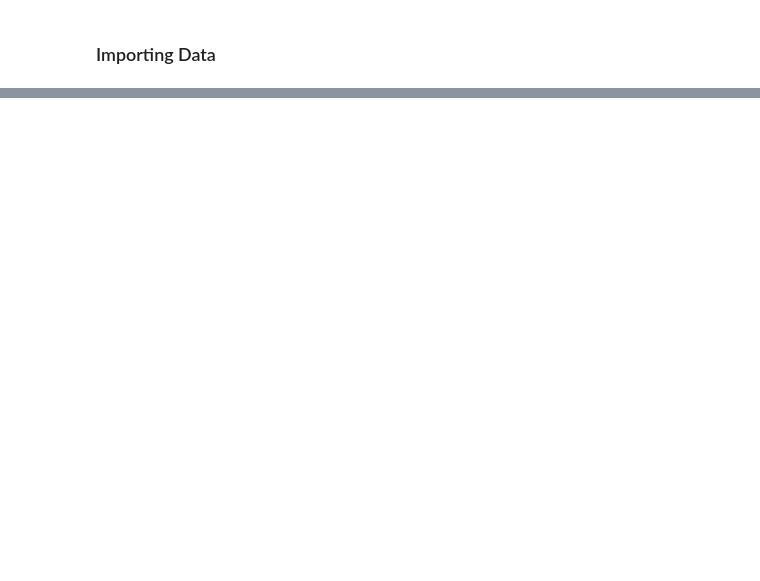
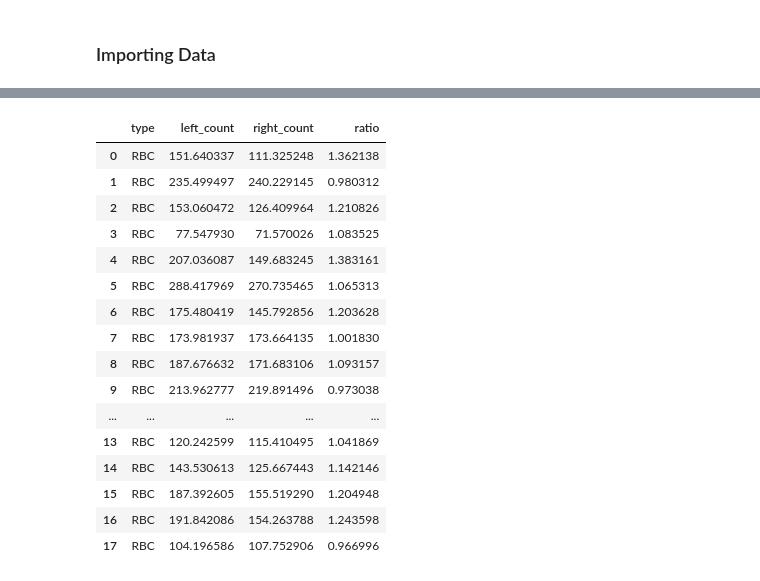
Before and after one commit to ffvoigt/accordion, a Jupyter notebook: playground/20231010_rbc_uv_test_analysis.ipynb, the cells around one changed output, grey strips where cells are left out. Drawn from its saved outputs; the diff is of its cells as text; code cells hidden in the pictures; blank space fills up the shorter version.

```diff
--- a/playground/20231010_rbc_uv_test_analysis.ipynb
+++ b/playground/20231010_rbc_uv_test_analysis.ipynb
@@ -227,0 +36,2 @@ ValueError: failed to validate figure(id='p1271', ...).toolbar: expected an inst
+# %%
+df = pandas.concat([left_trace, right_trace['right']], axis=1)
@@ -227,0 +48,3 @@ ValueError: failed to validate figure(id='p1271', ...).toolbar: expected an inst
+# %%
+df.left = df.left/df.left.mean()
+df.right = df.right/df.right.mean()
@@ -227,0 +61,3 @@ ValueError: failed to validate figure(id='p1271', ...).toolbar: expected an inst
+# %%
+# very handcrafted smoothing
+left_above_thresh = np.logical_or(df.left.rolling(1).sum()/1 > 1.5, df.left.rolling(9).sum()/9 > 1)
@@ -227,0 +75,41 @@ ValueError: failed to validate figure(id='p1271', ...).toolbar: expected an inst
+# %%
+result_df = pandas.DataFrame(columns=['type','left_count', 'right_count','ratio'])
+# loop through all timepoints:
+rbc_number = 0
+left_count = 0
+right_count = 0
+for i in range(len(left_above_thresh)-1):
+    if left_above_thresh[i]==True:
+        # add current signal levels to the counts
+        left_count = left_count + df.left[i]
+        right_count = right_count + df.right[i]
+    if left_above_thresh[i]==True and left_above_thresh[i+1] == False:
+        # calculate intensity ratio and append to the results
+        ratio = left_count/right_count
+        # one should not use append in this way, but here we go:
+        # adding rows to resulting dataframe
+        result_df = result_df._append({'type':'RBC','left_count': left_count, 'right_count': right_count, 'ratio' : ratio}, ignore_index=True)
+        # make everything ready for the next rbc
+        rbc_number += 1
+        left_count = 0
+        right_count = 0
+# %%
+result_df
+# %% [output]
+|  | type | left_count | right_count | ratio |
+| 0 | RBC | 151.640337 | 111.325248 | 1.362138 |
+| 1 | RBC | 235.499497 | 240.229145 | 0.980312 |
+| 2 | RBC | 153.060472 | 126.409964 | 1.210826 |
+| 3 | RBC | 77.547930 | 71.570026 | 1.083525 |
+| 4 | RBC | 207.036087 | 149.683245 | 1.383161 |
+| 5 | RBC | 288.417969 | 270.735465 | 1.065313 |
+| 6 | RBC | 175.480419 | 145.792856 | 1.203628 |
+| 7 | RBC | 173.981937 | 173.664135 | 1.001830 |
+| 8 | RBC | 187.676632 | 171.683106 | 1.093157 |
+| 9 | RBC | 213.962777 | 219.891496 | 0.973038 |
+| ... | ... | ... | ... | ... |
+| 13 | RBC | 120.242599 | 115.410495 | 1.041869 |
+| 14 | RBC | 143.530613 | 125.667443 | 1.142146 |
+| 15 | RBC | 187.392605 | 155.519290 | 1.204948 |
+| 16 | RBC | 191.842086 | 154.263788 | 1.243598 |
+| 17 | RBC | 104.196586 | 107.752906 | 0.966996 |
```
Also changed, not shown: parts of 38 cells of this notebook, 2 other files.
